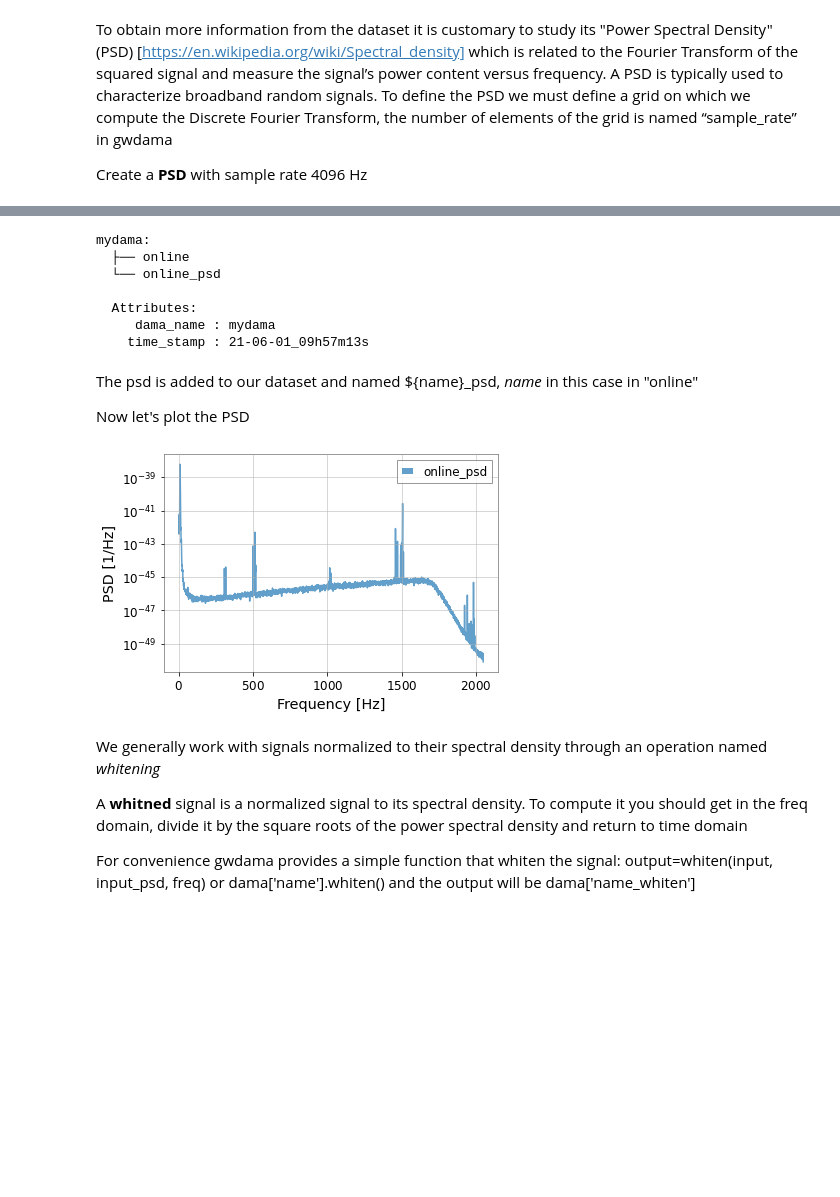
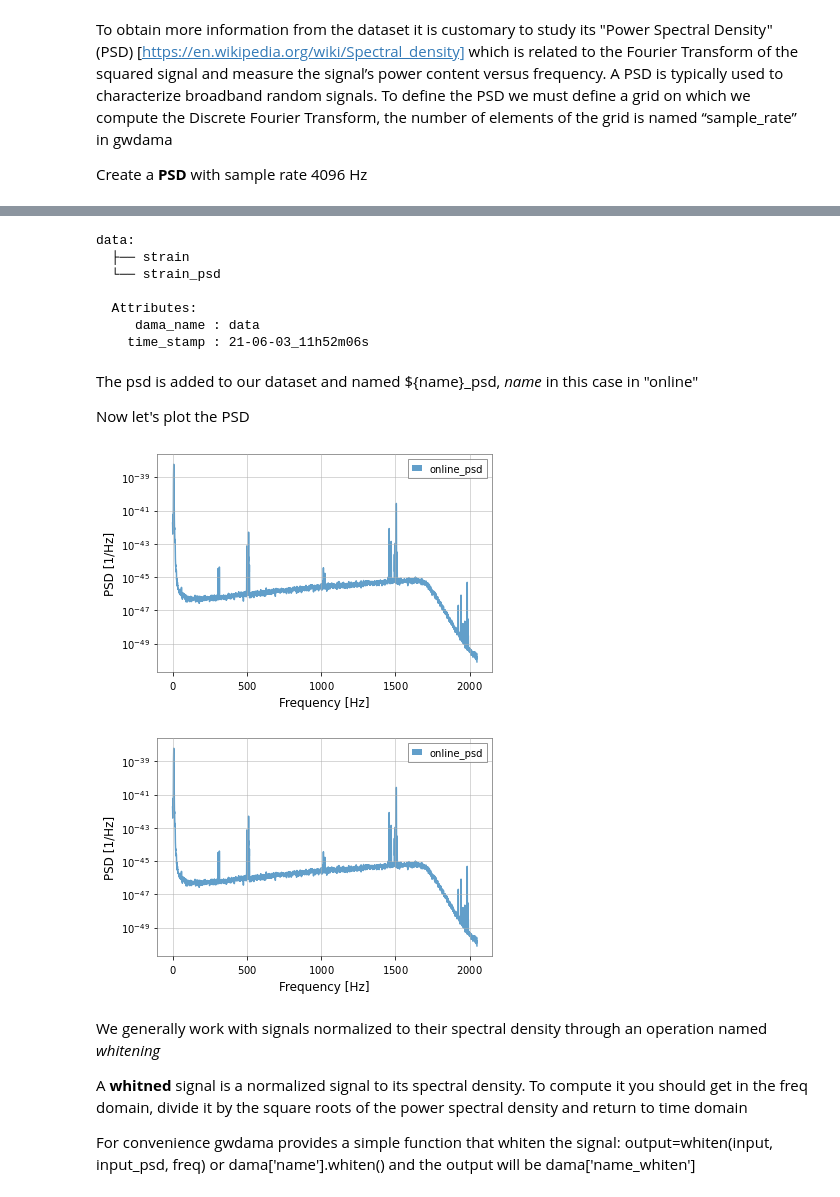
Before and after one commit to luca-rei/ml-genoa, a Jupyter notebook: virgo.ipynb, the cells around one changed output, grey strips where cells are left out. Saved outputs shown, nothing was run; the diff lists cells and outputs as text; code cells hidden in the pictures; blank space fills up the shorter version.

```diff
--- a/virgo.ipynb
+++ b/virgo.ipynb
@@ -67,5 +73,5 @@ Let's get data between two gps 1186746568 and 1186746628 from GWOSC and call it
 # %%
 event_gps = 1186746618
-dama = GwDataManager()
-dama.read_gwdata(event_gps - 50, event_gps +10, ifo='L1',data_source="gwosc-online",dts_key='online')
+dm = GwDataManager("data")
+dm.read_gwdata(event_gps - 50, event_gps +10, ifo='L1')
 # %%
@@ -146,29 +154,30 @@ online.psd(2,1)
 # %%
-print(dama)
+print(dm)
 # %% [output]
-mydama:
-  ├── online
-  └── online_psd
+data:
+  ├── strain
+  └── strain_psd
 
   Attributes:
-     dama_name : mydama
-    time_stamp : 21-06-01_09h57m13s
+     dama_name : data
+    time_stamp : 21-06-03_11h52m06s
 # %% [markdown]
 The psd is added to our dataset and named ${name}_psd, *name* in this case in "online"
 
 Now let's plot the PSD
 # %%
-online_psd=dama['online_psd']
+online_psd=dm['strain_psd']
 fig, ax = plt.subplots()
 ax.semilogy('freq', 'PSD', data=online_psd, alpha=.7, label='online_psd')
 
 ax.legend()
 ax.set_xlabel('Frequency [Hz]')
 ax.set_ylabel('PSD [1/Hz]')
 plt.show()
 fig
 # %% [output]
-[figure, old version]
+[figure, new version]
+[figure, added]
 # %% [markdown]
 We generally work with signals normalized to their spectral density through an operation named *whitening*
 
```
Also changed, not shown: parts of 37 cells of this notebook.
